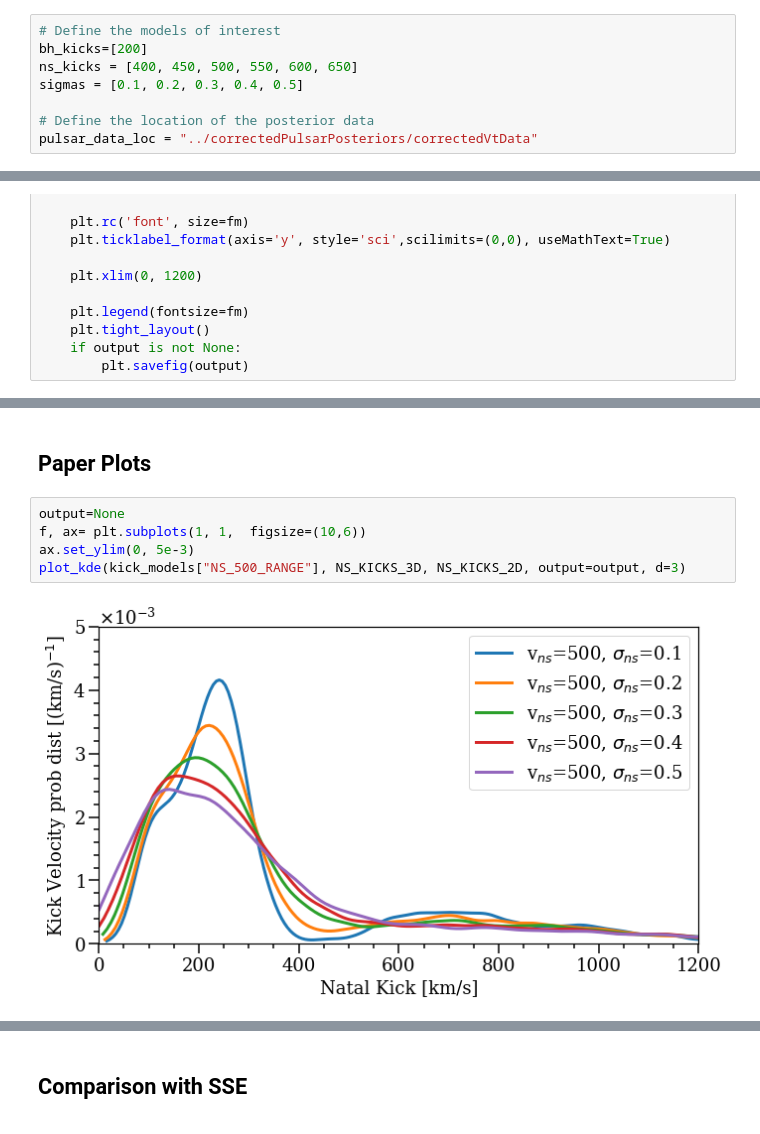
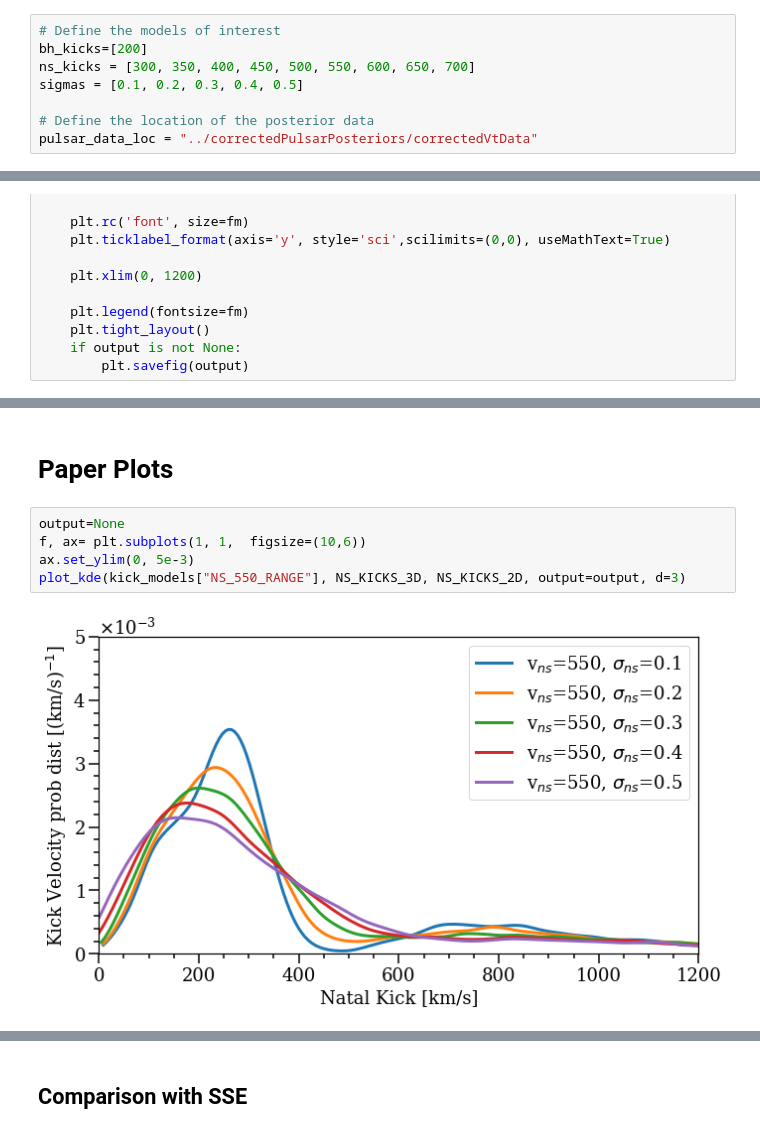
Before and after one commit to veome22/supernova_remnant_prescription, a Jupyter notebook: model_likelihood_analysis_bse.ipynb, the cells around one changed output, grey strips where cells are left out. Drawn from its saved outputs; the diff is of its cells as text.

```diff
--- a/model_likelihood_analysis_bse.ipynb
+++ b/model_likelihood_analysis_bse.ipynb
@@ -79,7 +79,7 @@ def layoutAxes(ax, nameX='', nameY='', \
 # %%
 # Define the models of interest
 bh_kicks=[200]
-ns_kicks = [400, 450, 500, 550, 600, 650]
+ns_kicks = [300, 350, 400, 450, 500, 550, 600, 650, 700]
 sigmas = [0.1, 0.2, 0.3, 0.4, 0.5]
 
 # Define the location of the posterior data
@@ -195,12 +195,12 @@ plt.show()
 # %% [markdown]
-## Paper Plots
+# Paper Plots
 # %%
 output=None
 f, ax= plt.subplots(1, 1,  figsize=(10,6))
 ax.set_ylim(0, 5e-3)
-plot_kde(kick_models["NS_500_RANGE"], NS_KICKS_3D, NS_KICKS_2D, output=output, d=3)
+plot_kde(kick_models["NS_550_RANGE"], NS_KICKS_3D, NS_KICKS_2D, output=output, d=3)
 # %% [output]
-[figure, old version]
+[figure, new version]
 # %%
 output=None
 
```
Also changed, not shown: parts of 14 cells of this notebook, 3 other files.
